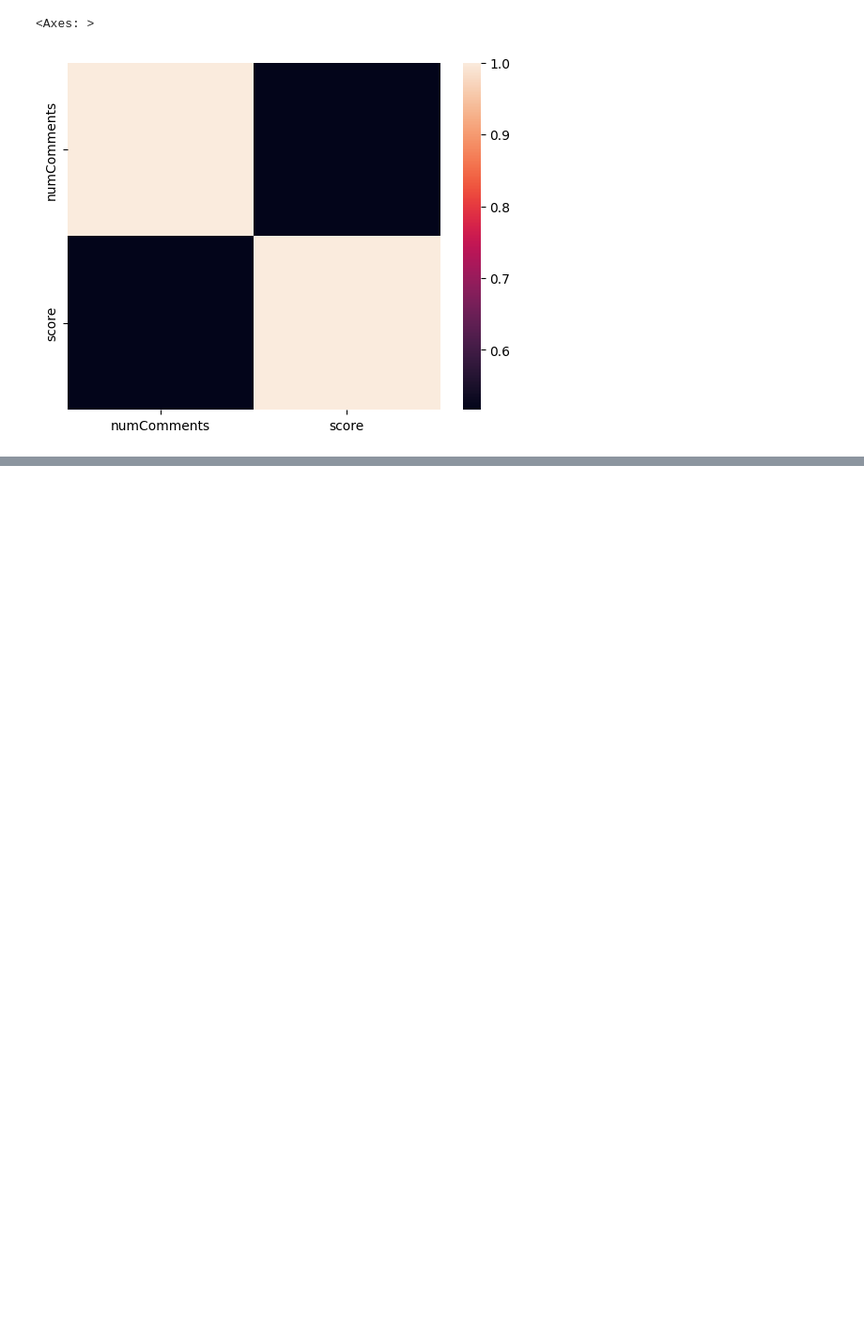
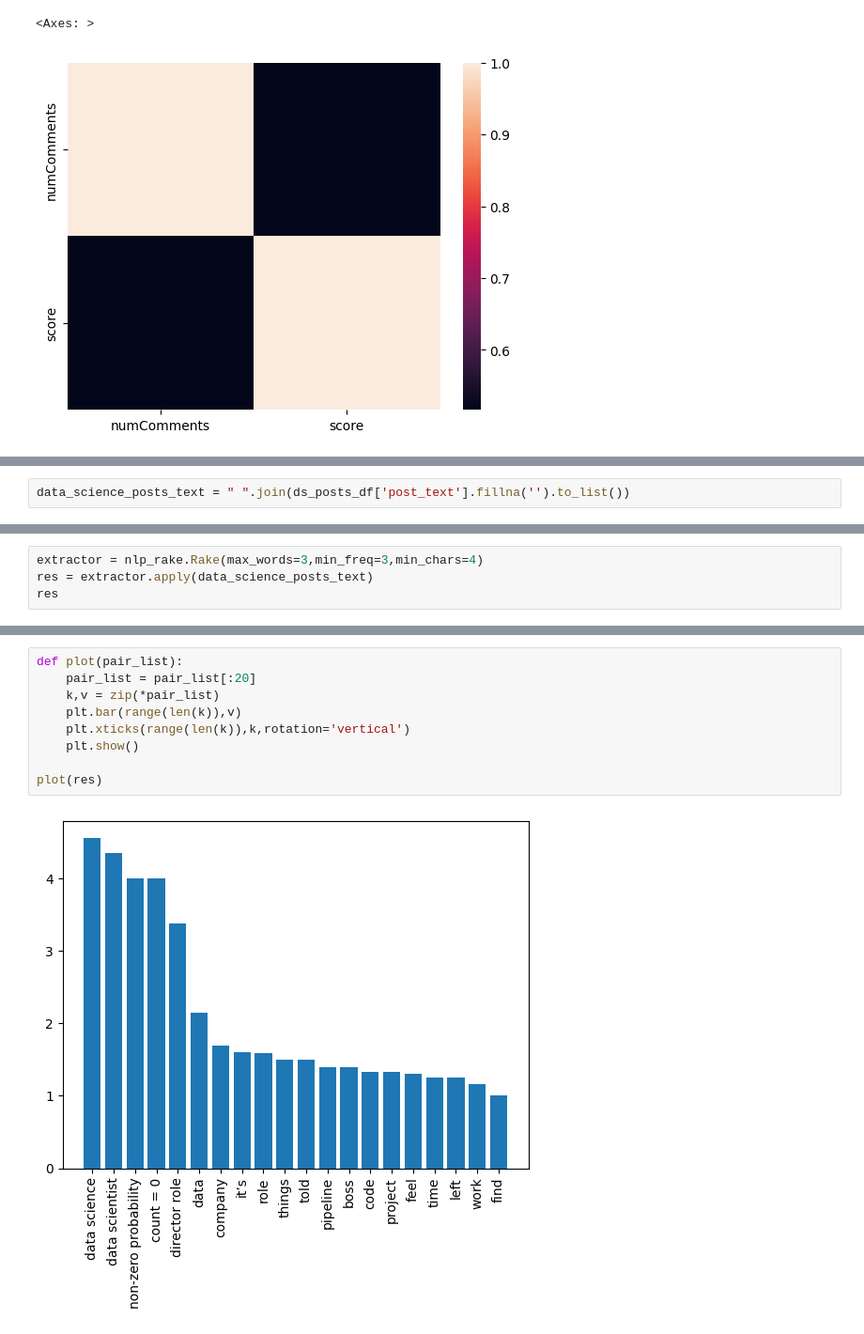
Before and after one commit to AslihanYoldas/Data-Science-reddit-api-project-Ada-lovelace-academy, a Jupyter notebook: main.ipynb, the cells around one changed output, grey strips where cells are left out. Shown at 94% size. Cells and saved outputs as stored; diff of their text form; blank space fills up the shorter version.

Commit message:
Data science posts text analyzed.

```diff
--- a/main.ipynb
+++ b/main.ipynb
@@ -517,0 +527,2 @@ sns.heatmap(matrix,
+# %%
+data_science_posts_text = " ".join(ds_posts_df['post_text'].fillna('').to_list())
@@ -517,0 +533,4 @@ sns.heatmap(matrix,
+# %%
+extractor = nlp_rake.Rake(max_words=3,min_freq=3,min_chars=4)
+res = extractor.apply(data_science_posts_text)
+res
@@ -517,0 +555,11 @@ sns.heatmap(matrix,
+# %%
+def plot(pair_list):
+    pair_list = pair_list[:20]
+    k,v = zip(*pair_list)
+    plt.bar(range(len(k)),v)
+    plt.xticks(range(len(k)),k,rotation='vertical')
+    plt.show()
+
+plot(res)
+# %% [output]
+[figure, added]
```
Also changed, not shown: parts of 13 cells of this notebook.
